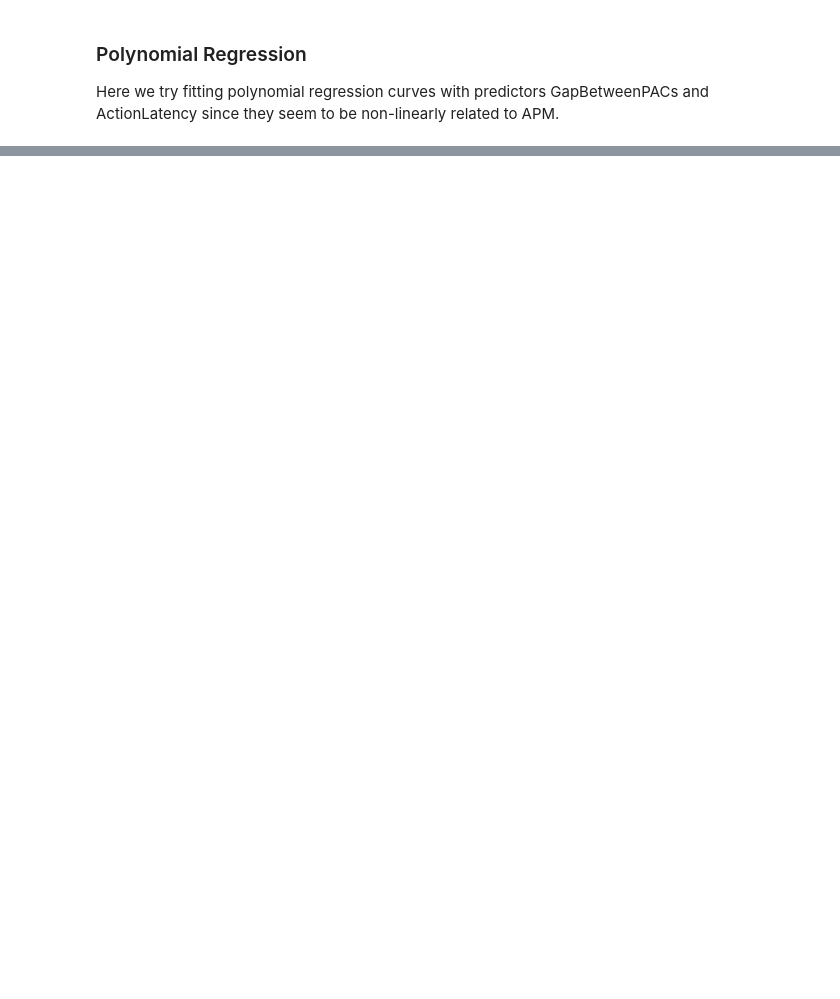
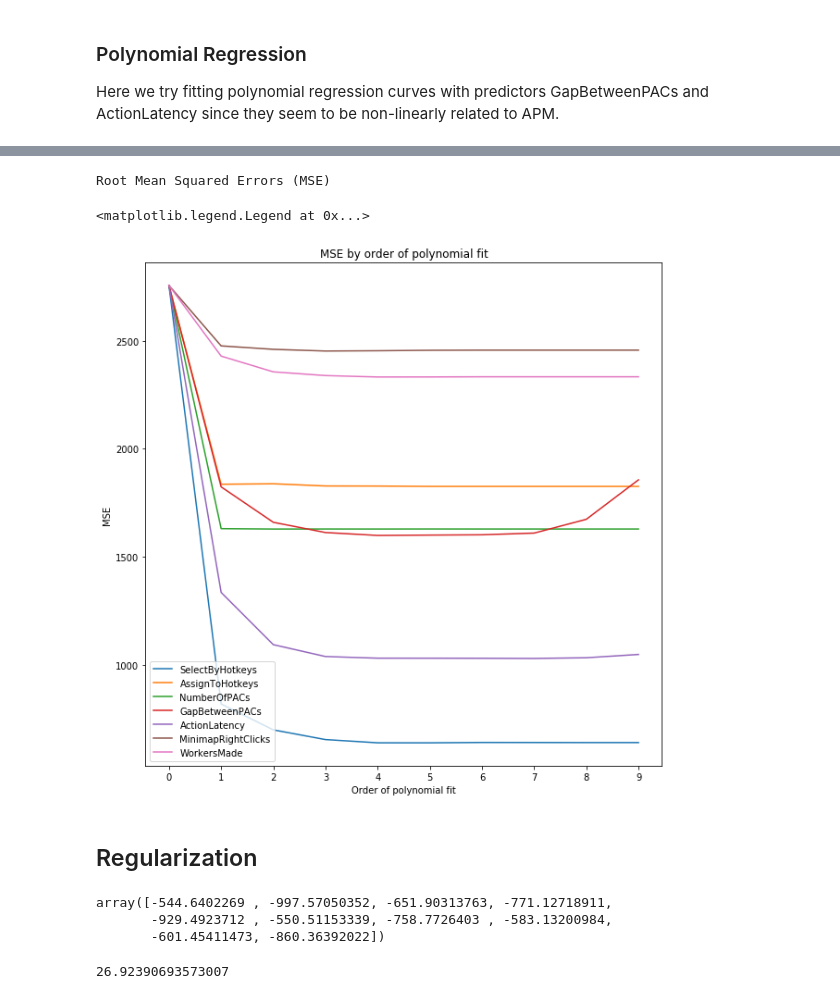
Before and after one commit to GreenSnabl/robotics_ml, a Jupyter notebook: ml_course_en/assignments/Assignment 02a_Linear_regression_regul_poly.ipynb, the cells around one changed output, grey strips where cells are left out. Saved outputs shown, nothing was run; the diff lists cells and outputs as text; code cells hidden in the pictures; blank space fills up the shorter version.

```diff
--- a/ml_course_en/assignments/Assignment 02a_Linear_regression_regul_poly.ipynb
+++ b/ml_course_en/assignments/Assignment 02a_Linear_regression_regul_poly.ipynb
@@ -245,0 +288,36 @@ for i, predictor in enumerate(poly_predictors):
+# %%
+coefficients = {}
+intercepts = {}
+errors = {}
+
+poly_predictors = ["GapBetweenPACs", "ActionLatency", "SelectByHotkeys"]
+poly_predictors = predictors
+for predictor in poly_predictors:
+    coefficients[predictor] = {}
+    intercepts[predictor] = {}
+    errors[predictor] = {}
+    for i in range(10):
+        X_train, X_test = create_polynomial_features(predictor, i)
+        fit = LinearRegression().fit(X_train, train["APM"])
+        pred = fit.predict(X_test)
+
+        coefficients[predictor][i] = fit.coef_
+        intercepts[predictor][i] = fit.intercept_
+        errors[predictor][i] = np.square(test["APM"] - pred).sum() / len(test["APM"])
+
+errors = pd.DataFrame(errors)
+print("Root Mean Squared Errors (MSE)")
+
+fig = plt.figure(figsize=(10,10))
+ax = fig.add_subplot(title="MSE by order of polynomial fit")
+plt.plot(errors)
+plt.xticks(range(0,10))
+ax.set_xlabel("Order of polynomial fit")
+ax.set_ylabel("MSE")
+plt.legend(labels=errors.columns )
+# %% [output]
+Root Mean Squared Errors (MSE)
+<matplotlib.legend.Legend at 0x...>
+[figure, added]
+# %% [markdown]
+## Regularization
@@ -245,0 +332,18 @@ for i, predictor in enumerate(poly_predictors):
+# %%
+alphas = 10**np.linspace(4,-1, 40)
+
+lasso_cv = LassoCV(alphas=alphas, cv=10, random_state=42)
+lasso_cv.fit(train_X, train_y)
+
+cv_score = cross_val_score(lasso_cv, test_X, test_y, cv=10,
+                scoring='neg_mean_squared_error')
+
+cv_score
+# %% [output]
+array([-544.6402269 , -997.57050352, -651.90313763, -771.12718911,
+       -929.4923712 , -550.51153339, -758.7726403 , -583.13200984,
+       -601.45411473, -860.36392022])
+# %%
+np.sqrt(abs(np.mean(cv_score)))
+# %% [output]
+26.92390693573007
```
Also changed, not shown: parts of 19 cells of this notebook, 10 other files.
